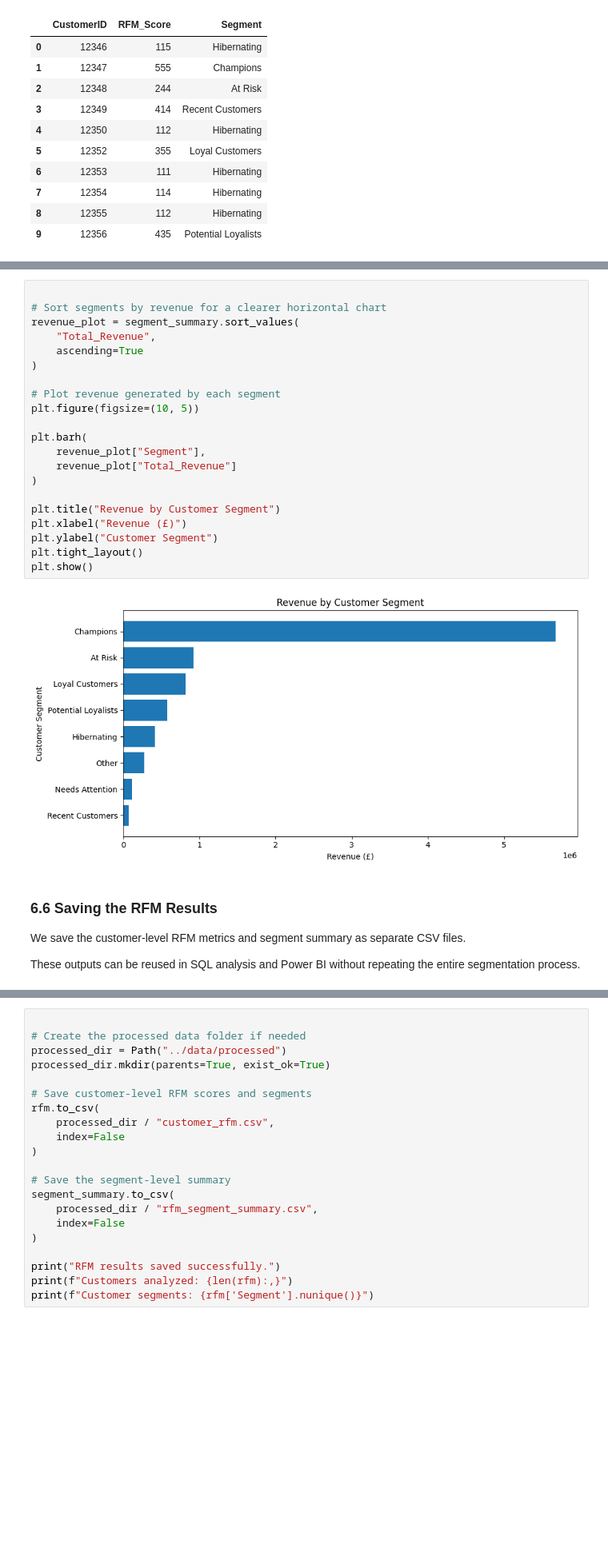
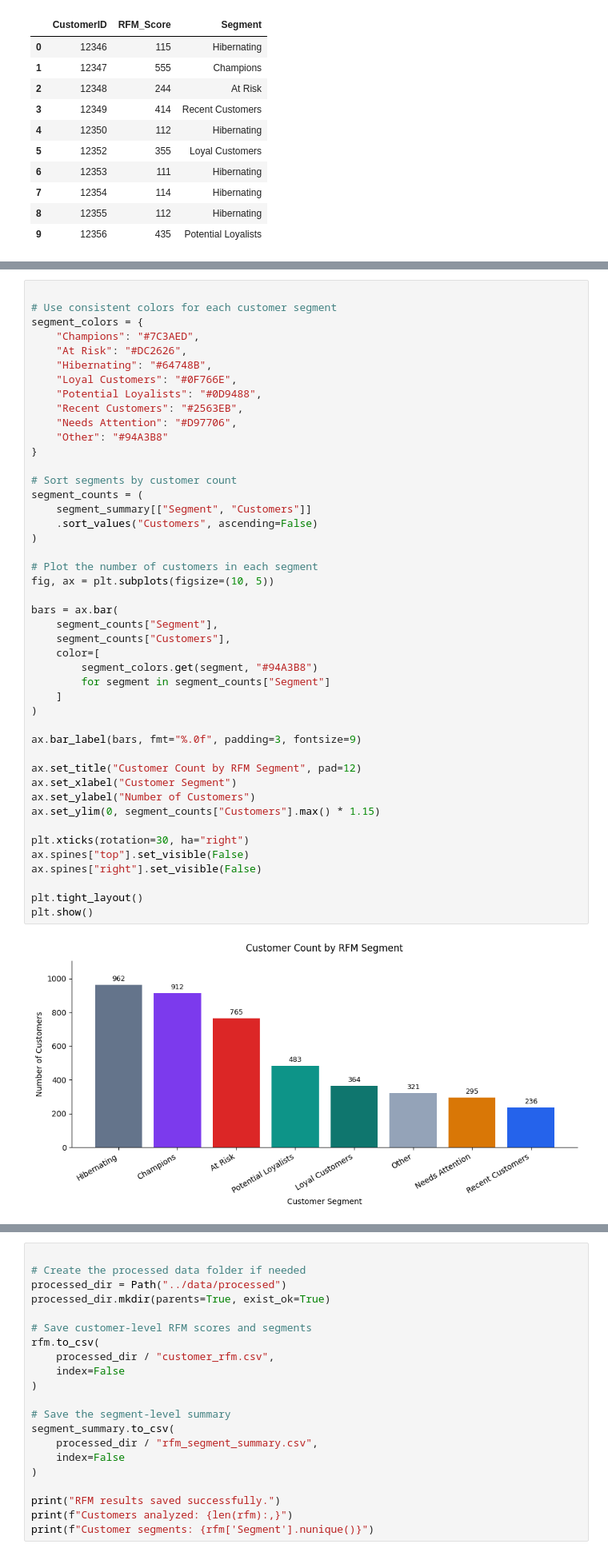
Before and after one commit to sahelsepehri/data-analysis-portfolio, a Jupyter notebook: ecommerce-sales-analysis/notebooks/E-commerce Sales Performance Analysis.ipynb, the cells around one changed output, grey strips where cells are left out. Shown at 80% size. Saved outputs shown, nothing was run; the diff lists cells and outputs as text; blank space fills up the shorter version.

```diff
--- a/ecommerce-sales-analysis/notebooks/E-commerce Sales Performance Analysis.ipynb
+++ b/ecommerce-sales-analysis/notebooks/E-commerce Sales Performance Analysis.ipynb
@@ -1077,30 +1093,47 @@ plt.show()
-# %%
-
-# Sort segments by revenue for a clearer horizontal chart
-revenue_plot = segment_summary.sort_values(
-    "Total_Revenue",
-    ascending=True
-)
-
-# Plot revenue generated by each segment
-plt.figure(figsize=(10, 5))
-
-plt.barh(
-    revenue_plot["Segment"],
-    revenue_plot["Total_Revenue"]
-)
-
-plt.title("Revenue by Customer Segment")
-plt.xlabel("Revenue (£)")
-plt.ylabel("Customer Segment")
-plt.tight_layout()
-plt.show()
-# %% [output]
-[figure, removed]
-# %% [markdown]
-
-### 6.6 Saving the RFM Results
-
-We save the customer-level RFM metrics and segment summary as separate CSV files.
-
-These outputs can be reused in SQL analysis and Power BI without repeating the entire segmentation process.
+# %%
+
+# Use consistent colors for each customer segment
+segment_colors = {
+    "Champions": "#7C3AED",
+    "At Risk": "#DC2626",
+    "Hibernating": "#64748B",
+    "Loyal Customers": "#0F766E",
+    "Potential Loyalists": "#0D9488",
+    "Recent Customers": "#2563EB",
+    "Needs Attention": "#D97706",
+    "Other": "#94A3B8"
+}
+
+# Sort segments by customer count
+segment_counts = (
+    segment_summary[["Segment", "Customers"]]
+    .sort_values("Customers", ascending=False)
+)
+
+# Plot the number of customers in each segment
+fig, ax = plt.subplots(figsize=(10, 5))
+
+bars = ax.bar(
+    segment_counts["Segment"],
+    segment_counts["Customers"],
+    color=[
+        segment_colors.get(segment, "#94A3B8")
+        for segment in segment_counts["Segment"]
+    ]
+)
+
+ax.bar_label(bars, fmt="%.0f", padding=3, fontsize=9)
+
+ax.set_title("Customer Count by RFM Segment", pad=12)
+ax.set_xlabel("Customer Segment")
+ax.set_ylabel("Number of Customers")
+ax.set_ylim(0, segment_counts["Customers"].max() * 1.15)
+
+plt.xticks(rotation=30, ha="right")
+ax.spines["top"].set_visible(False)
+ax.spines["right"].set_visible(False)
+
+plt.tight_layout()
+plt.show()
+# %% [output]
+[figure, added]
```
Also changed, not shown: parts of 25 cells of this notebook.
